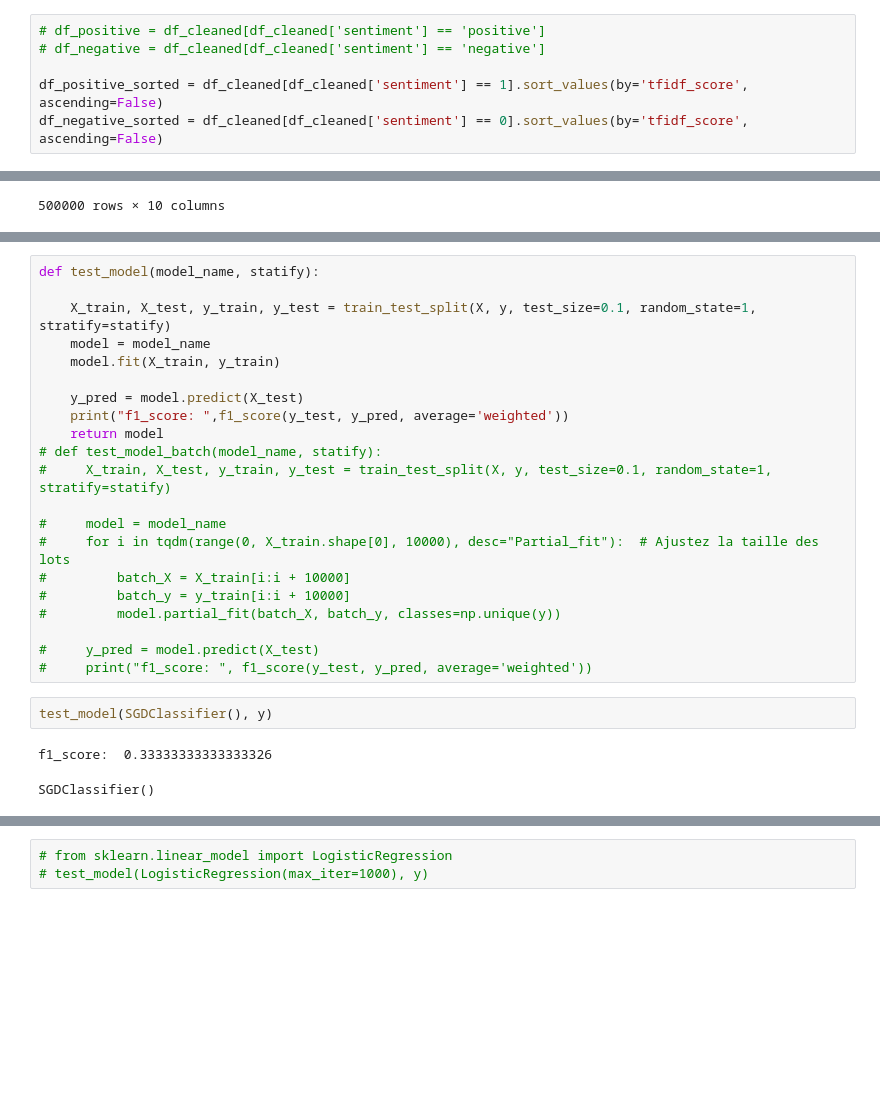
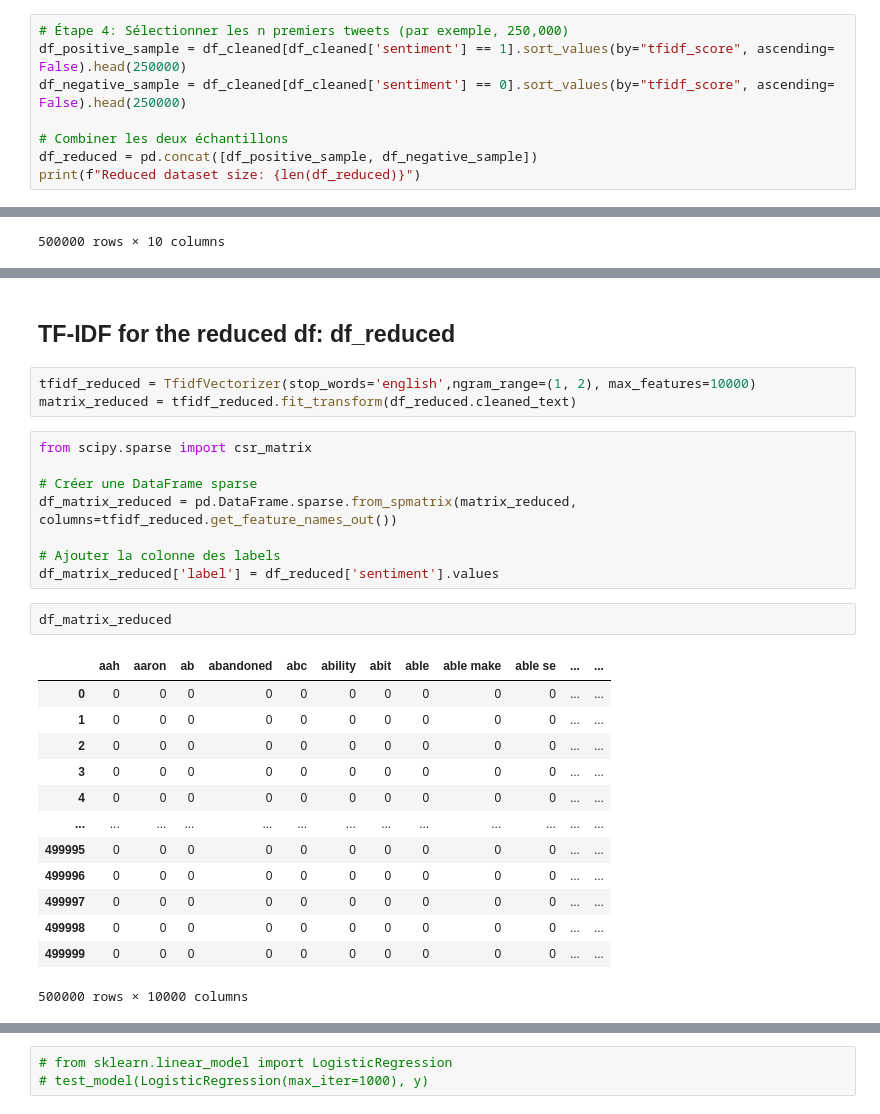
Before and after one commit to Rahifhiba/Sentiment-analysis, a Jupyter notebook: sentiment_analysis.ipynb, the cells around one changed output, grey strips where cells are left out. Drawn from its saved outputs; the diff is of its cells as text; blank space fills up the shorter version.

Commit message:
wip5: model testing- find the best model

```diff
--- a/sentiment_analysis.ipynb
+++ b/sentiment_analysis.ipynb
@@ -433,6 +409,8 @@ KeyboardInterrupt:
 # %%
-# df_positive = df_cleaned[df_cleaned['sentiment'] == 'positive']
-# df_negative = df_cleaned[df_cleaned['sentiment'] == 'negative']
+# Étape 4: Sélectionner les n premiers tweets (par exemple, 250,000)
+df_positive_sample = df_cleaned[df_cleaned['sentiment'] == 1].sort_values(by="tfidf_score", ascending= False).head(250000)
+df_negative_sample = df_cleaned[df_cleaned['sentiment'] == 0].sort_values(by="tfidf_score", ascending= False).head(250000)
 
-df_positive_sorted = df_cleaned[df_cleaned['sentiment'] == 1].sort_values(by='tfidf_score', ascending=False)
-df_negative_sorted = df_cleaned[df_cleaned['sentiment'] == 0].sort_values(by='tfidf_score', ascending=False)
+# Combiner les deux échantillons
+df_reduced = pd.concat([df_positive_sample, df_negative_sample])
+print(f"Reduced dataset size: {len(df_reduced)}")
@@ -489,26 +435,29 @@ y = df_reduced['sentiment'].values
-# %%
-def test_model(model_name, statify):
-
-    X_train, X_test, y_train, y_test = train_test_split(X, y, test_size=0.1, random_state=1, stratify=statify)
-    model = model_name
-    model.fit(X_train, y_train)
-
-    y_pred = model.predict(X_test)
-    print("f1_score: ",f1_score(y_test, y_pred, average='weighted'))
-    return model
-# def test_model_batch(model_name, statify):
-#     X_train, X_test, y_train, y_test = train_test_split(X, y, test_size=0.1, random_state=1, stratify=statify)
-
-#     model = model_name
-#     for i in tqdm(range(0, X_train.shape[0], 10000), desc="Partial_fit"):  # Ajustez la taille des lots
-#         batch_X = X_train[i:i + 10000]
-#         batch_y = y_train[i:i + 10000]
-#         model.partial_fit(batch_X, batch_y, classes=np.unique(y))
-
-#     y_pred = model.predict(X_test)
-#     print("f1_score: ", f1_score(y_test, y_pred, average='weighted'))
-# %%
-test_model(SGDClassifier(), y)
-# %% [output]
-f1_score:  0.33333333333333326
-SGDClassifier()
+# %% [markdown]
+## TF-IDF for the reduced df: df_reduced
+# %%
+tfidf_reduced = TfidfVectorizer(stop_words='english',ngram_range=(1, 2), max_features=10000)
+matrix_reduced = tfidf_reduced.fit_transform(df_reduced.cleaned_text)
+# %%
+from scipy.sparse import csr_matrix
+
+# Créer une DataFrame sparse
+df_matrix_reduced = pd.DataFrame.sparse.from_spmatrix(matrix_reduced, columns=tfidf_reduced.get_feature_names_out())
+
+# Ajouter la colonne des labels
+df_matrix_reduced['label'] = df_reduced['sentiment'].values
+# %%
+df_matrix_reduced
+# %% [output]
+|  | aah | aaron | ab | abandoned | abc | ability | abit | able | able make | able se | ... | ... |
+| 0 | 0 | 0 | 0 | 0 | 0 | 0 | 0 | 0 | 0 | 0 | ... | ... |
+| 1 | 0 | 0 | 0 | 0 | 0 | 0 | 0 | 0 | 0 | 0 | ... | ... |
+| 2 | 0 | 0 | 0 | 0 | 0 | 0 | 0 | 0 | 0 | 0 | ... | ... |
+| 3 | 0 | 0 | 0 | 0 | 0 | 0 | 0 | 0 | 0 | 0 | ... | ... |
+| 4 | 0 | 0 | 0 | 0 | 0 | 0 | 0 | 0 | 0 | 0 | ... | ... |
+| ... | ... | ... | ... | ... | ... | ... | ... | ... | ... | ... | ... | ... |
+| 499995 | 0 | 0 | 0 | 0 | 0 | 0 | 0 | 0 | 0 | 0 | ... | ... |
+| 499996 | 0 | 0 | 0 | 0 | 0 | 0 | 0 | 0 | 0 | 0 | ... | ... |
+| 499997 | 0 | 0 | 0 | 0 | 0 | 0 | 0 | 0 | 0 | 0 | ... | ... |
+| 499998 | 0 | 0 | 0 | 0 | 0 | 0 | 0 | 0 | 0 | 0 | ... | ... |
+| 499999 | 0 | 0 | 0 | 0 | 0 | 0 | 0 | 0 | 0 | 0 | ... | ... |
+500000 rows × 10000 columns
```
Also changed, not shown: parts of 26 cells of this notebook.
